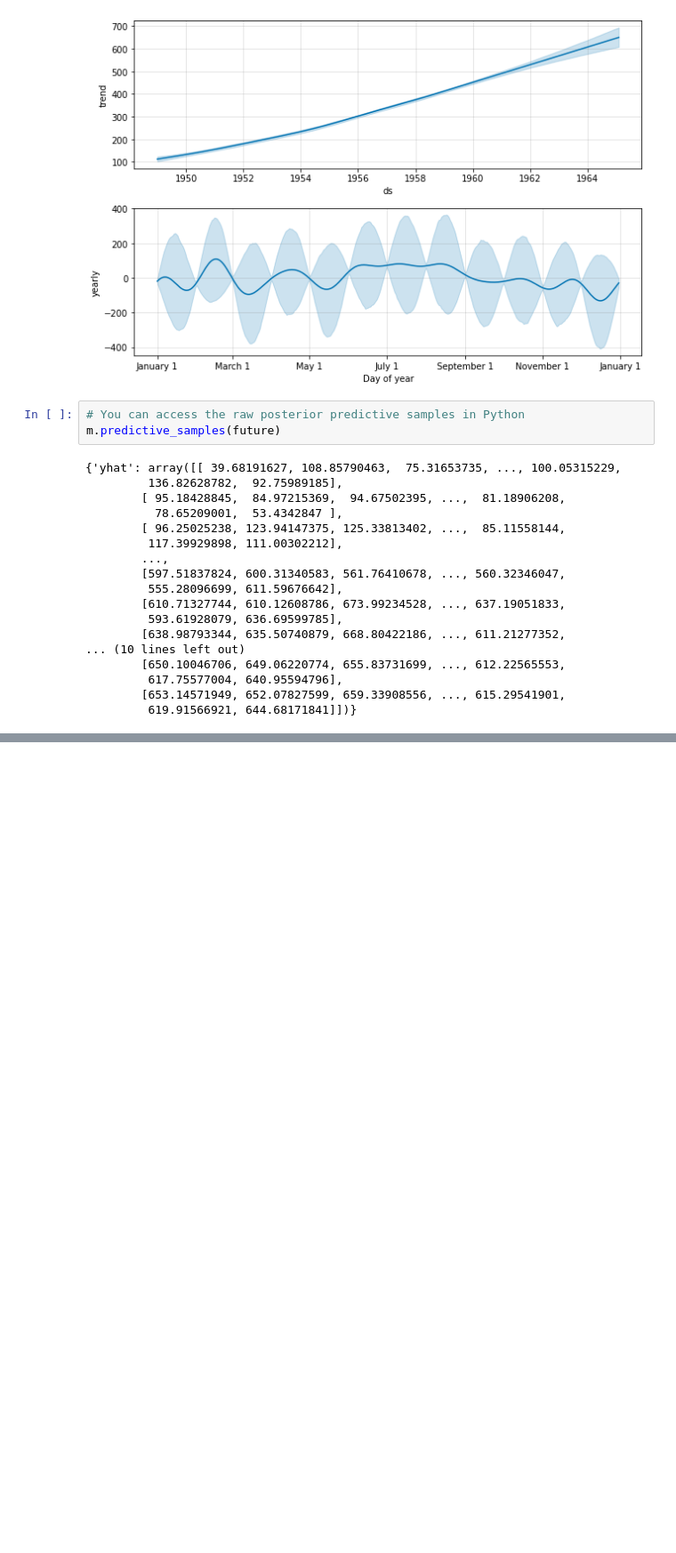
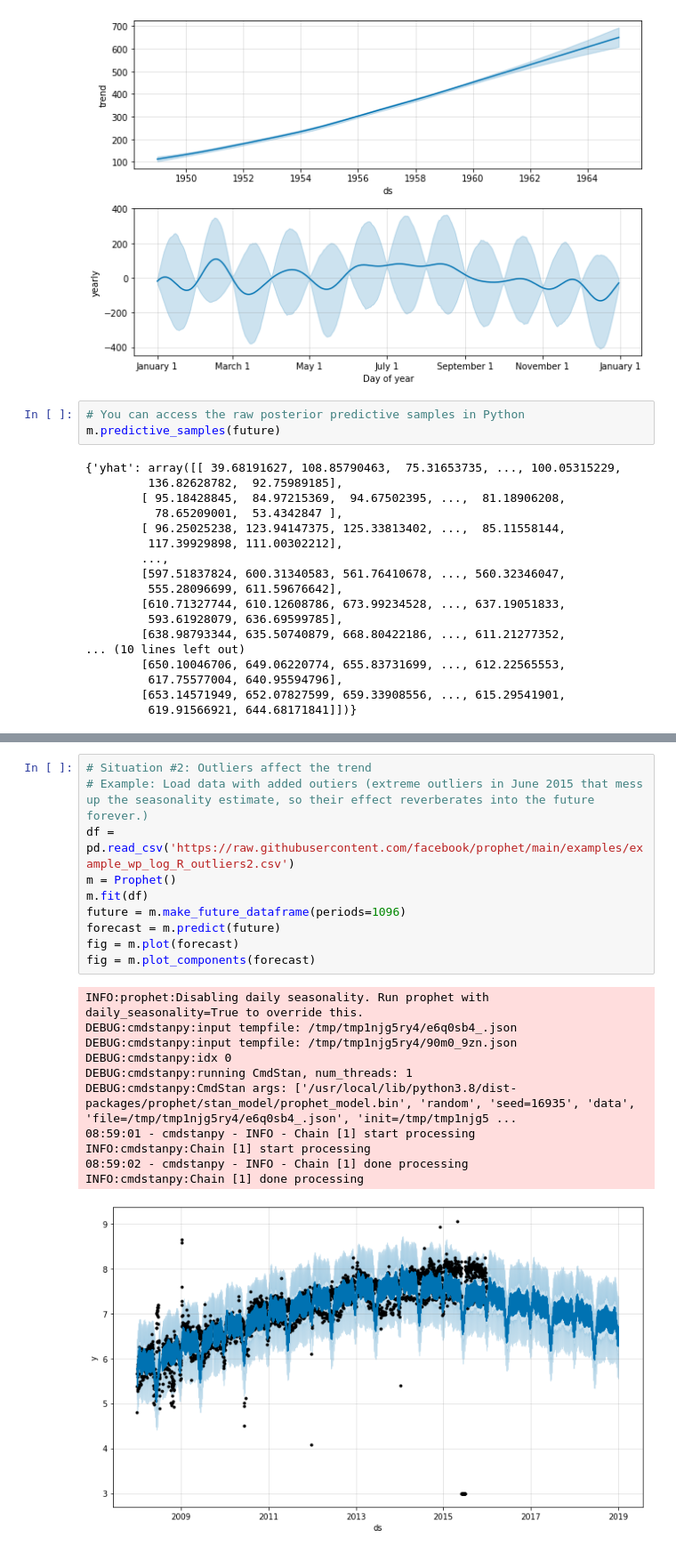
Before and after one commit to carlosmirandadurand/Experiments, a Jupyter notebook: Prophet_Experiments.ipynb, the cells around one changed output, grey strips where cells are left out. Shown at 89% size. Cells and saved outputs as stored; diff of their text form; blank space fills up the shorter version.

```diff
--- a/Prophet_Experiments.ipynb
+++ b/Prophet_Experiments.ipynb
@@ -830,0 +877,22 @@ m.predictive_samples(future)
+# %%
+# Situation #2: Outliers affect the trend
+# Example: Load data with added outiers (extreme outliers in June 2015 that mess up the seasonality estimate, so their effect reverberates into the future forever.)
+df = pd.read_csv('https://raw.githubusercontent.com/facebook/prophet/main/examples/example_wp_log_R_outliers2.csv')
+m = Prophet()
+m.fit(df)
+future = m.make_future_dataframe(periods=1096)
+forecast = m.predict(future)
+fig = m.plot(forecast)
+fig = m.plot_components(forecast)
+# %% [output]
+INFO:prophet:Disabling daily seasonality. Run prophet with daily_seasonality=True to override this.
+DEBUG:cmdstanpy:input tempfile: /tmp/tmp1njg5ry4/e6q0sb4_.json
+DEBUG:cmdstanpy:input tempfile: /tmp/tmp1njg5ry4/90m0_9zn.json
+DEBUG:cmdstanpy:idx 0
+DEBUG:cmdstanpy:running CmdStan, num_threads: 1
+DEBUG:cmdstanpy:CmdStan args: ['/usr/local/lib/python3.8/dist-packages/prophet/stan_model/prophet_model.bin', 'random', 'seed=16935', 'data', 'file=/tmp/tmp1njg5ry4/e6q0sb4_.json', 'init=/tmp/tmp1njg5 ...
+08:59:01 - cmdstanpy - INFO - Chain [1] start processing
+INFO:cmdstanpy:Chain [1] start processing
+08:59:02 - cmdstanpy - INFO - Chain [1] done processing
+INFO:cmdstanpy:Chain [1] done processing
+[figure, added]
```
Also changed, not shown: parts of 6 cells of this notebook.
